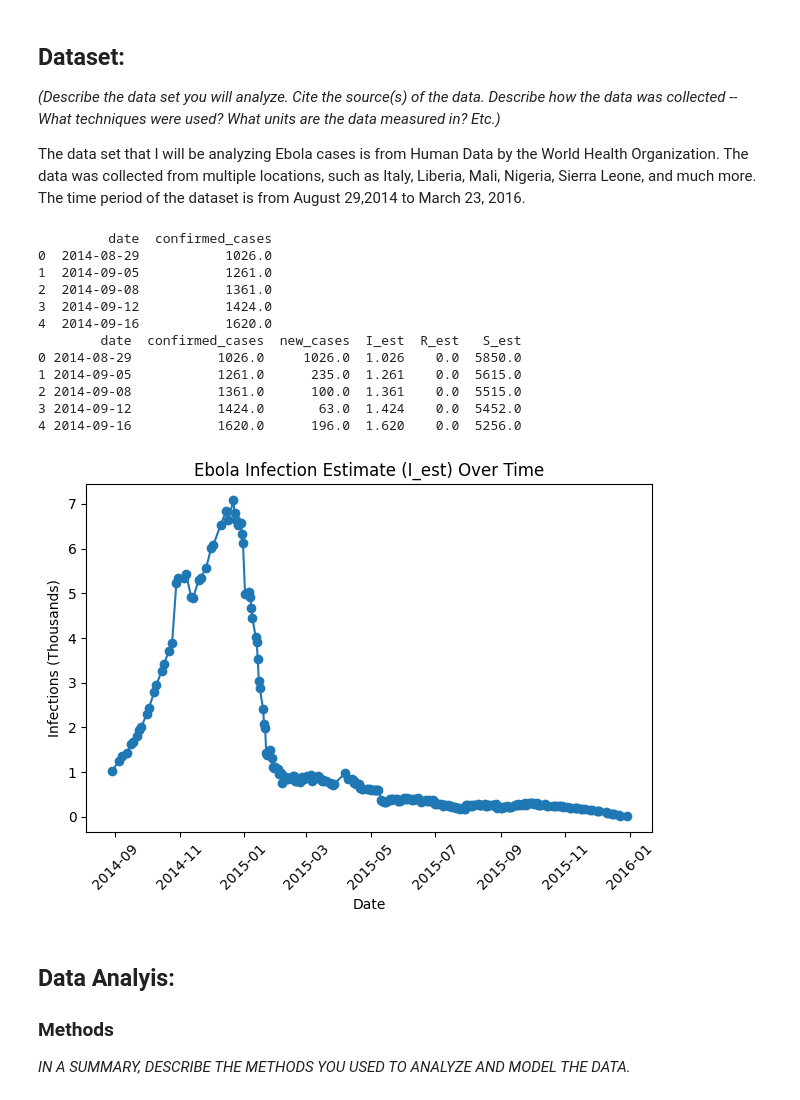
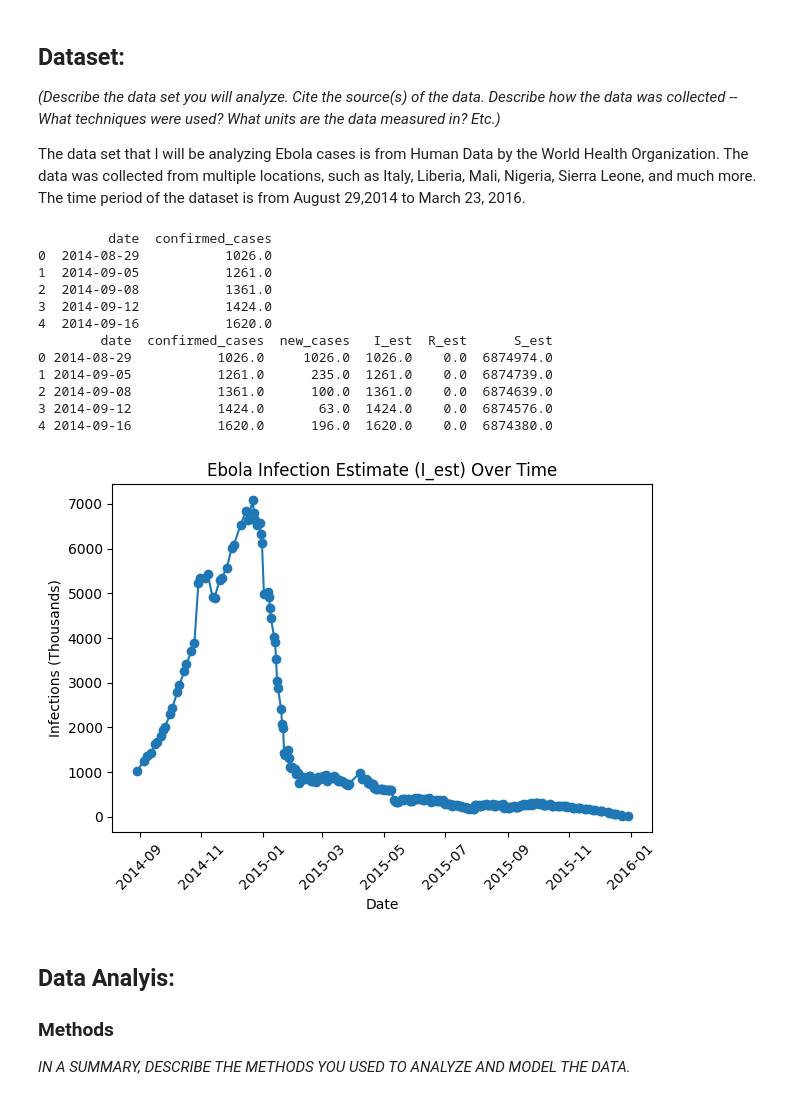
Before and after one commit to esther-akinade/Module4_Ebola-, a Jupyter notebook: FUNG2_AKINADE_WORRALL_MODULE_4.ipynb, the cells around one changed output. Cells and saved outputs as stored; diff of their text form; code cells hidden in the pictures.

```diff
--- a/FUNG2_AKINADE_WORRALL_MODULE_4.ipynb
+++ b/FUNG2_AKINADE_WORRALL_MODULE_4.ipynb
@@ -76,7 +76,7 @@ print(df.head())   # show first few rows
 df['date'] = pd.to_datetime(df['date'])
 
 # 2. Convert cumulative cases to S, I, R estimates
-N = 6876000 / 1e3   # population in thousands
+N = 6876000   # population in thousands
 
 data_sir = convert_cumulative_to_SIR(
     df,
@@ -86,41 +86,41 @@ data_sir = convert_cumulative_to_SIR(
     infectious_period=21,
     new_case_col='new_cases',
     I_col='I_est',
     R_col='R_est',
     S_col='S_est'
 )
 
 # Convert to thousands for plotting
-data_sir['I_est'] = data_sir['I_est'] / 1e3
+data_sir['I_est'] = data_sir['I_est']
 
 print(data_sir.head())  # confirm values look correct
 
 # 3. Plot S, I, R over time
 plt.plot(data_sir['date'], data_sir['I_est'], marker='o')
 
 plt.xlabel('Date')
 plt.ylabel('Infections (Thousands)')
 plt.title('Ebola Infection Estimate (I_est) Over Time')
 
 # Rotate x-axis labels for readability
 plt.xticks(rotation=45)
 
 plt.tight_layout()
 plt.show()
 # %% [output]
          date  confirmed_cases
 0  2014-08-29           1026.0
 1  2014-09-05           1261.0
 2  2014-09-08           1361.0
 3  2014-09-12           1424.0
 4  2014-09-16           1620.0
-        date  confirmed_cases  new_cases  I_est  R_est   S_est
-0 2014-08-29           1026.0     1026.0  1.026    0.0  5850.0
-1 2014-09-05           1261.0      235.0  1.261    0.0  5615.0
-2 2014-09-08           1361.0      100.0  1.361    0.0  5515.0
-3 2014-09-12           1424.0       63.0  1.424    0.0  5452.0
-4 2014-09-16           1620.0      196.0  1.620    0.0  5256.0
+        date  confirmed_cases  new_cases   I_est  R_est      S_est
+0 2014-08-29           1026.0     1026.0  1026.0    0.0  6874974.0
+1 2014-09-05           1261.0      235.0  1261.0    0.0  6874739.0
+2 2014-09-08           1361.0      100.0  1361.0    0.0  6874639.0
+3 2014-09-12           1424.0       63.0  1424.0    0.0  6874576.0
+4 2014-09-16           1620.0      196.0  1620.0    0.0  6874380.0
-[figure, old version]
+[figure, new version]
 # %% [markdown]
 ## Data Analyis:
 
```
Also changed, not shown: parts of 7 cells of this notebook.
